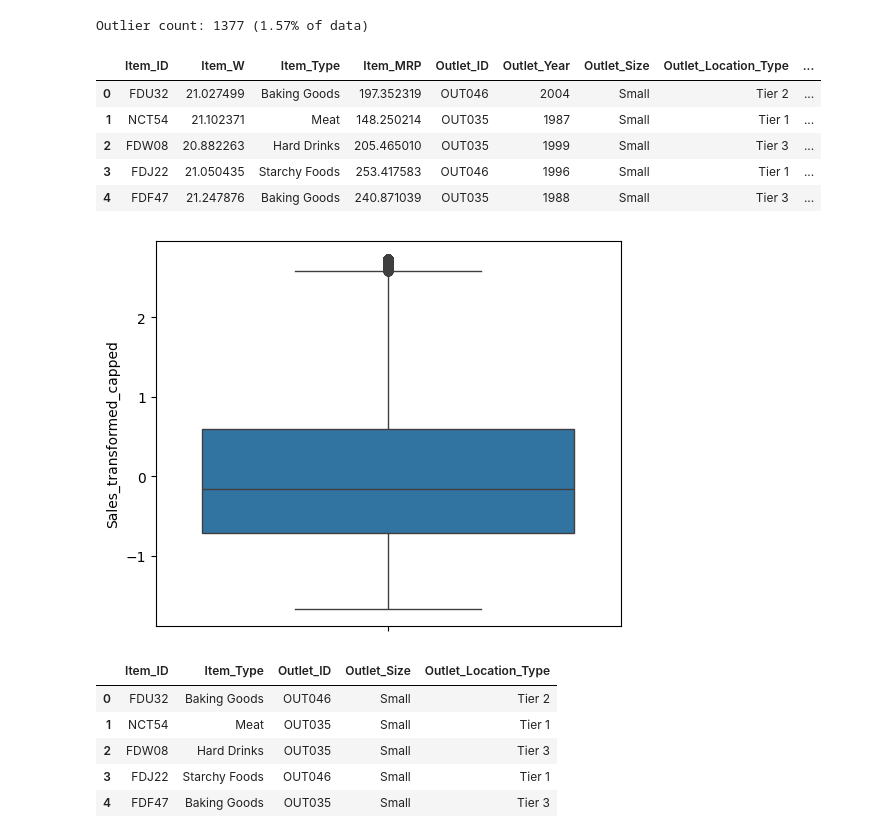
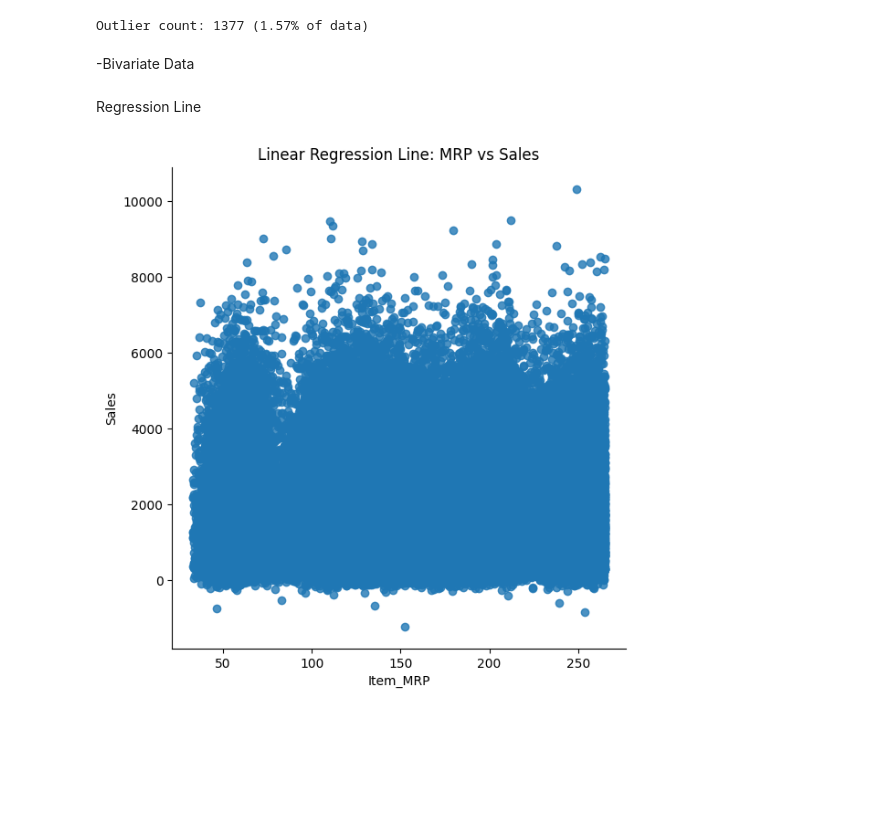
Before and after one commit to riwaz-joshi08/Supermarket_Data_Analysis, a Jupyter notebook: Supermarket_Data_Analysis.ipynb, the cells around one changed output. Saved outputs shown, nothing was run; the diff lists cells and outputs as text; code cells hidden in the pictures; blank space fills up the shorter version.

```diff
--- a/Supermarket_Data_Analysis.ipynb
+++ b/Supermarket_Data_Analysis.ipynb
@@ -255,18 +255,24 @@ outliers = num_cols[(num_cols['Sales_transformed'] < lower_bound) | (num_cols['S
 print(f"Outlier count: {len(outliers)} ({len(outliers)/len(num_cols)*100:.2f}% of data)")
 # %% [output]
 Outlier count: 1377 (1.57% of data)
+# %% [markdown]
+-Bivariate Data
+# %% [markdown]
+Regression Line
 # %%
-# To deal with outlier we use Winsorization
+import pandas as pd
+import seaborn as sns
+import matplotlib.pyplot as plt
 
-# Winsorization is a statistical technique used to limit the influence of extreme values (outliers)
-#  by capping them at specific percentile thresholds — rather than removing them.
-# It brings extreme values closer to the bulk of the data, instead of deleting them.
+# Assume train_processed has been preprocessed
+numeric_cols = train_cleaned.select_dtypes(include=['float64','int64']).columns
+
+# Compute correlation matrix
+corr_matrix = train_cleaned[numeric_cols].corr()
+
+#Regression line plot
+sns.lmplot(x='Item_MRP', y='Sales', data=train_cleaned, height=6)
+plt.title("Linear Regression Line: MRP vs Sales")
+plt.show()
+# %% [output]
+[figure, added]
-# %%
-train_cleaned.head()
-# %% [output]
-|  | Item_ID | Item_W | Item_Type | Item_MRP | Outlet_ID | Outlet_Year | Outlet_Size | Outlet_Location_Type | ... |
-| 0 | FDU32 | 21.027499 | Baking Goods | 197.352319 | OUT046 | 2004 | Small | Tier 2 | ... |
-| 1 | NCT54 | 21.102371 | Meat | 148.250214 | OUT035 | 1987 | Small | Tier 1 | ... |
-| 2 | FDW08 | 20.882263 | Hard Drinks | 205.465010 | OUT035 | 1999 | Small | Tier 3 | ... |
-| 3 | FDJ22 | 21.050435 | Starchy Foods | 253.417583 | OUT046 | 1996 | Small | Tier 1 | ... |
-| 4 | FDF47 | 21.247876 | Baking Goods | 240.871039 | OUT035 | 1988 | Small | Tier 3 | ... |
@@ -276,15 +278,0 @@ train_cleaned['Sales_transformed_capped']=winsorize(train_cleaned['Sales_transfo
-# %%
-plt.figure(figsize=(6,5))
-sns.boxplot(train_cleaned['Sales_transformed_capped'])
-plt.show()
-# %% [output]
-[figure, removed]
-# %%
-cat_cols.head()
-# %% [output]
-|  | Item_ID | Item_Type | Outlet_ID | Outlet_Size | Outlet_Location_Type |
-| 0 | FDU32 | Baking Goods | OUT046 | Small | Tier 2 |
-| 1 | NCT54 | Meat | OUT035 | Small | Tier 1 |
-| 2 | FDW08 | Hard Drinks | OUT035 | Small | Tier 3 |
-| 3 | FDJ22 | Starchy Foods | OUT046 | Small | Tier 1 |
-| 4 | FDF47 | Baking Goods | OUT035 | Small | Tier 3 |
```
Also changed, not shown: parts of 10 cells of this notebook.
